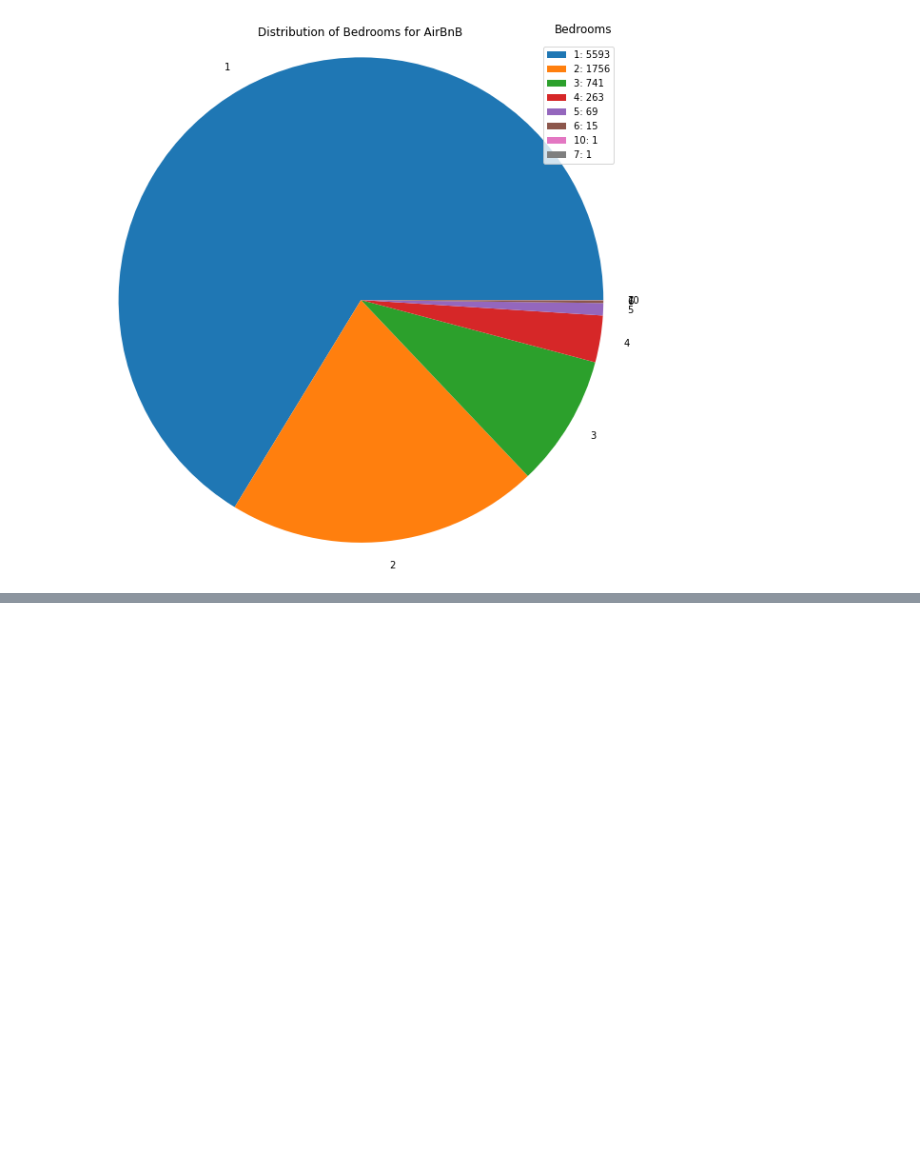
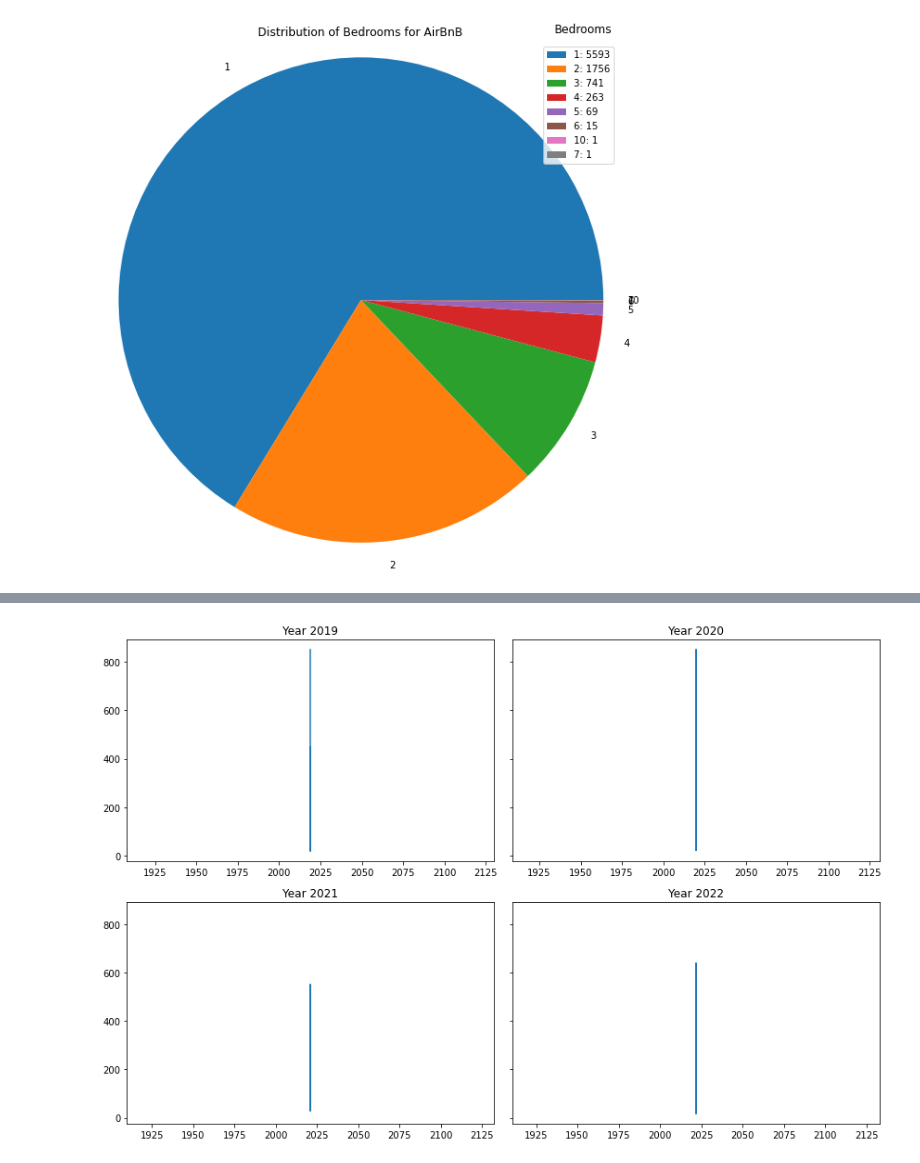
Before and after one commit to Debbydawn/Airbnb_application, a Jupyter notebook: Untitled.ipynb, the cells around one changed output, grey strips where cells are left out. Saved outputs shown, nothing was run; the diff lists cells and outputs as text; code cells hidden in the pictures; blank space fills up the shorter version.

```diff
--- a/Untitled.ipynb
+++ b/Untitled.ipynb
@@ -980,0 +1109,30 @@ plt.show()
+# %%
+# # Create subplots for each year
+# fig, axs = plt.subplots(2, 2, figsize=(12, 8))
+
+# Create subplots for each year with shared y-axis range
+fig, axs = plt.subplots(2, 2, figsize=(12, 8), sharey=True)
+
+# Plot line graph for Year 2019
+axs[0, 0].plot(year_2019['Year'], year_2019['price'])
+axs[0, 0].set_title('Year 2019')
+
+# Plot line graph for Year 2020
+axs[0, 1].plot(year_2020['Year'], year_2020['price'])
+axs[0, 1].set_title('Year 2020')
+
+# Plot line graph for Year 2021
+axs[1, 0].plot(year_2021['Year'], year_2021['price'])
+axs[1, 0].set_title('Year 2021')
+
+# Plot line graph for Year 2022
+axs[1, 1].plot(year_2022['Year'], year_2022['price'])
+axs[1, 1].set_title('Year 2022')
+
+# Adjust spacing between subplots
+fig.tight_layout()
+
+# Show the plot
+plt.show()
+# %% [output]
+[figure, added]
```
Also changed, not shown: parts of 12 cells of this notebook.
